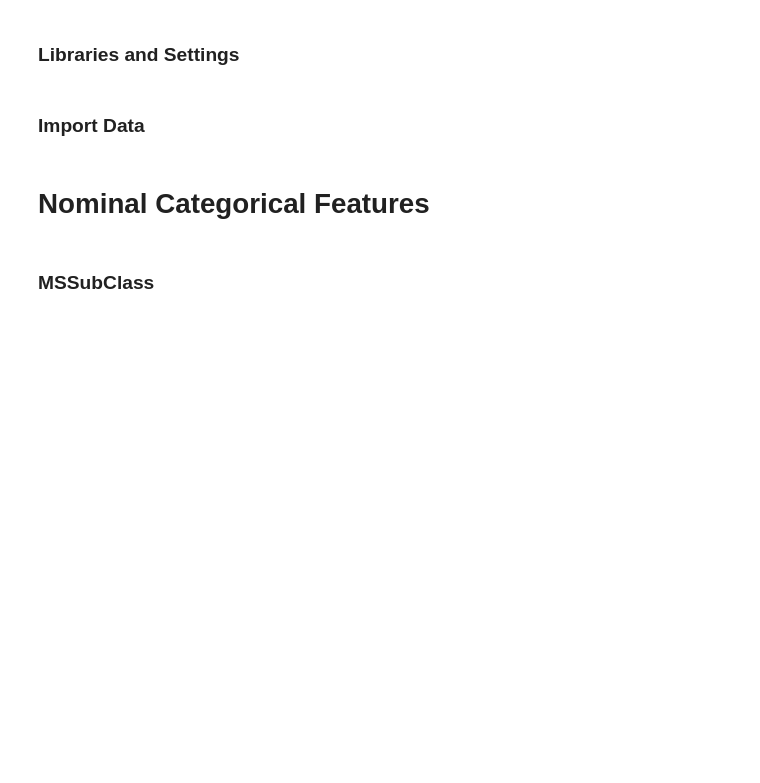
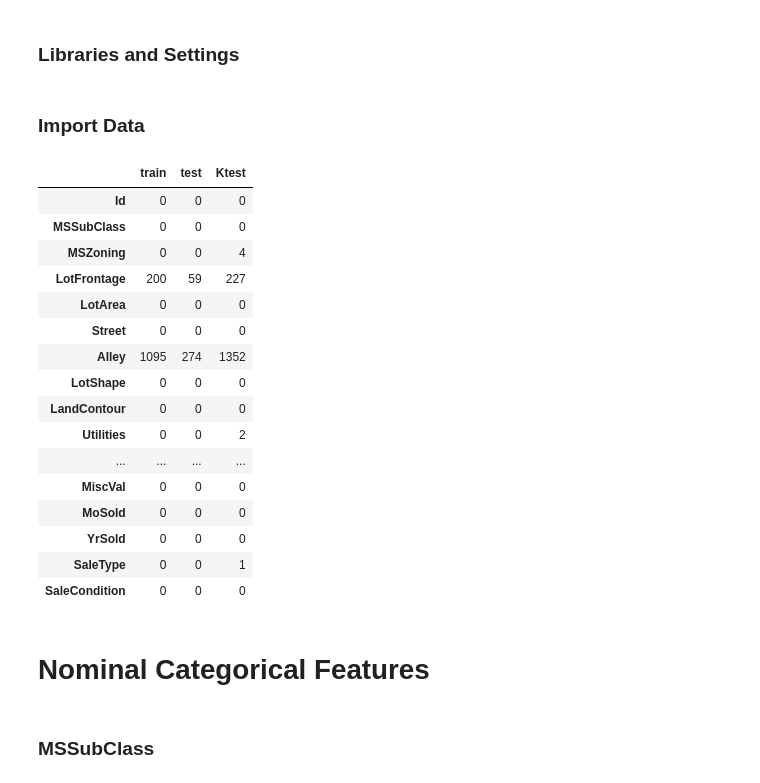
Before and after one commit to twistandpulse/Tea-Mates, a Jupyter notebook: Ting/preprocess.ipynb, the cells around one changed output. Saved outputs shown, nothing was run; the diff lists cells and outputs as text; code cells hidden in the pictures; blank space fills up the shorter version.

```diff
--- a/Ting/preprocess.ipynb
+++ b/Ting/preprocess.ipynb
@@ -22,19 +23,37 @@ test = pd.read_csv('../data/Model Test.csv').drop('Unnamed: 0', axis=1)
 # %%
 Ktest = pd.read_csv('../data/Kaggle_test.csv')
 # %%
-# features = Ktest.isnull().sum().index
+features = Ktest.isnull().sum().index
 
-# missing = []
-# missing.append(train.isnull().sum()[:-1])
-# missing.append(test.isnull().sum()[:-1])
-# missing.append(Ktest.isnull().sum())
+missing = []
+missing.append(train.isnull().sum()[:-1])
+missing.append(test.isnull().sum()[:-1])
+missing.append(Ktest.isnull().sum())
 
-# missingness = pd.DataFrame({'train':missing[0],'test':missing[1],'Ktest':missing[2]},
-#                            index=features)
+missingness = pd.DataFrame({'train':missing[0],'test':missing[1],'Ktest':missing[2]},
+                           index=features)
 
-# pd.set_option('display.max_rows', None)
-# missingness
-# # pd.reset_option('display.max_rows')
+pd.set_option('display.max_rows', None)
+missingness
+# pd.reset_option('display.max_rows')
+# %% [output]
+|  | train | test | Ktest |
+| Id | 0 | 0 | 0 |
+| MSSubClass | 0 | 0 | 0 |
+| MSZoning | 0 | 0 | 4 |
+| LotFrontage | 200 | 59 | 227 |
+| LotArea | 0 | 0 | 0 |
+| Street | 0 | 0 | 0 |
+| Alley | 1095 | 274 | 1352 |
+| LotShape | 0 | 0 | 0 |
+| LandContour | 0 | 0 | 0 |
+| Utilities | 0 | 0 | 2 |
+| ... | ... | ... | ... |
+| MiscVal | 0 | 0 | 0 |
+| MoSold | 0 | 0 | 0 |
+| YrSold | 0 | 0 | 0 |
+| SaleType | 0 | 0 | 1 |
+| SaleCondition | 0 | 0 | 0 |
 # %% [markdown]
 # Nominal Categorical Features
 # %%
```
Also changed, not shown: parts of 8 cells of this notebook.
